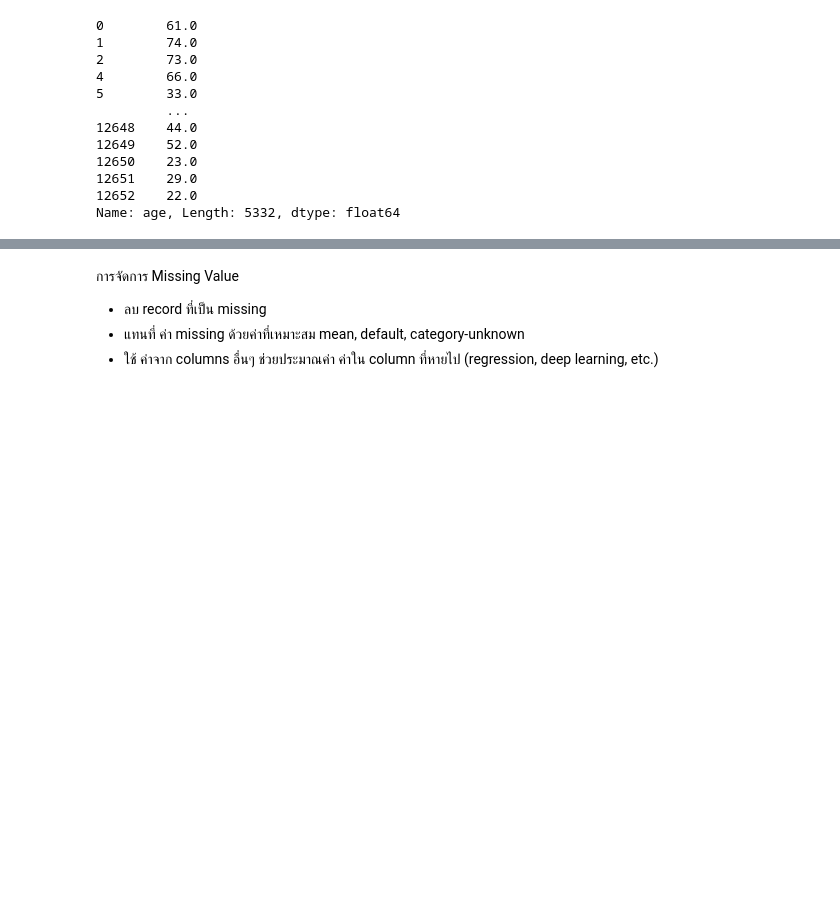
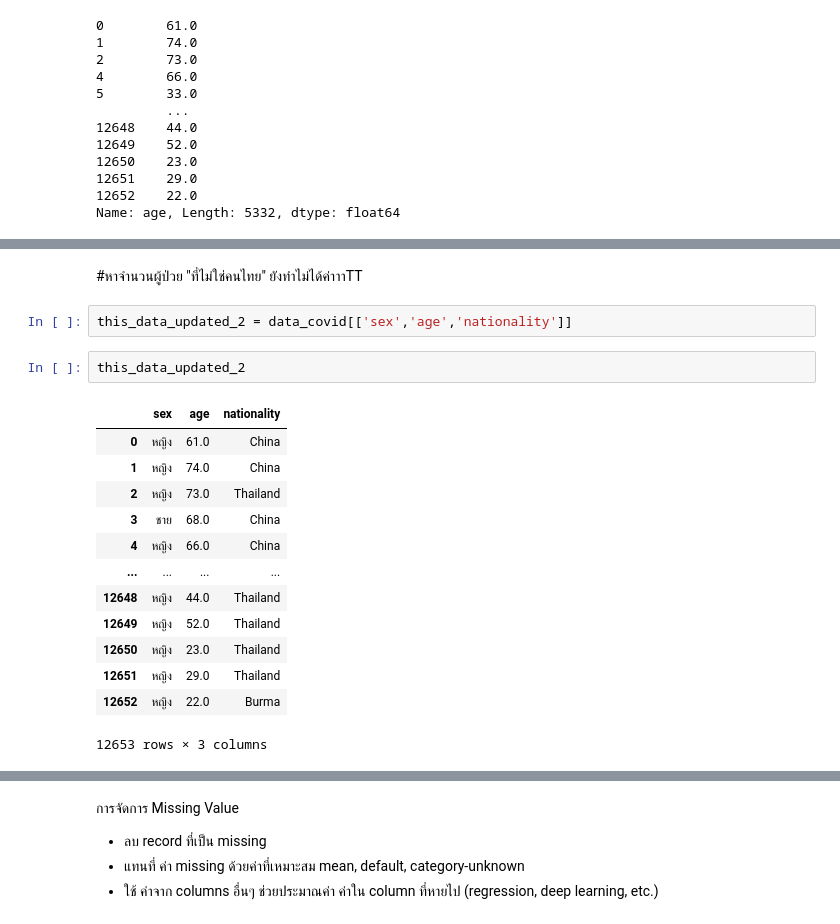
Before and after one commit to Chanunchida-May/data_viz_2022, a Jupyter notebook: Pandas101.ipynb, the cells around one changed output, grey strips where cells are left out. Cells and saved outputs as stored; diff of their text form; blank space fills up the shorter version.

```diff
--- a/Pandas101.ipynb
+++ b/Pandas101.ipynb
@@ -284,0 +418,20 @@ print(f'อายุเฉลี่ย ของ ผู้ป่วยหญิ
+# %% [markdown]
+#หาจำนวนผู้ป่วย "ที่ไม่ใช่คนไทย" ยังทำไม่ได้ค่าาาTT
+# %%
+this_data_updated_2 = data_covid[['sex','age','nationality']]
+# %%
+this_data_updated_2
+# %% [output]
+|  | sex | age | nationality |
+| 0 | หญิง | 61.0 | China |
+| 1 | หญิง | 74.0 | China |
+| 2 | หญิง | 73.0 | Thailand |
+| 3 | ชาย | 68.0 | China |
+| 4 | หญิง | 66.0 | China |
+| ... | ... | ... | ... |
+| 12648 | หญิง | 44.0 | Thailand |
+| 12649 | หญิง | 52.0 | Thailand |
+| 12650 | หญิง | 23.0 | Thailand |
+| 12651 | หญิง | 29.0 | Thailand |
+| 12652 | หญิง | 22.0 | Burma |
+12653 rows × 3 columns
```
Also changed, not shown: parts of 53 cells of this notebook.
